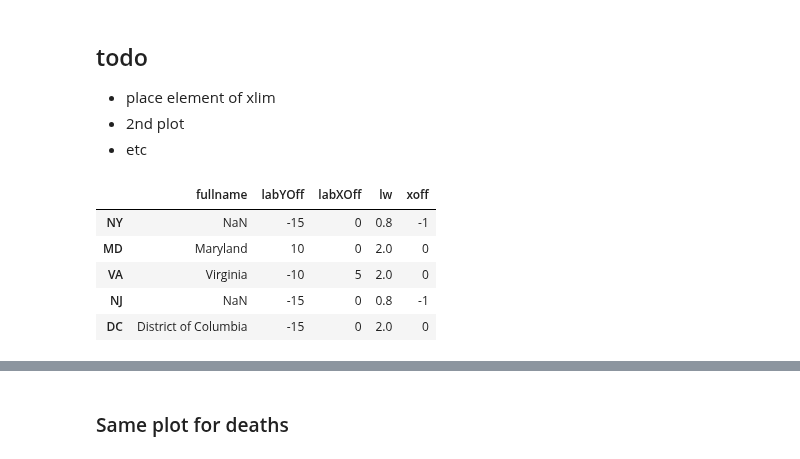
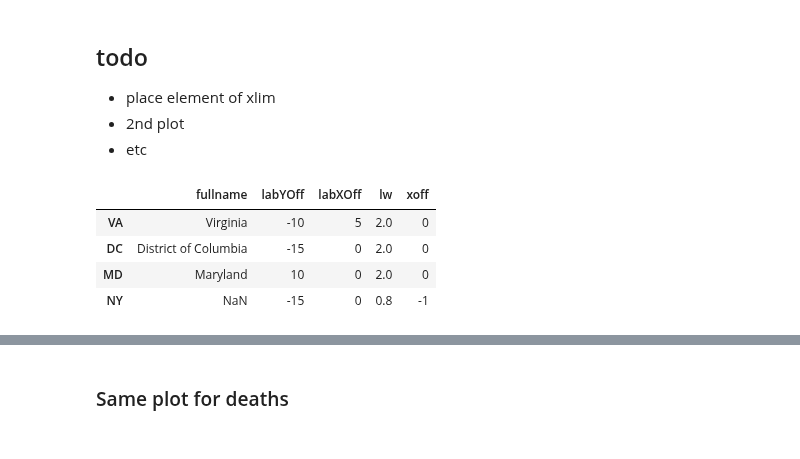
Before and after one commit to histed/DC-area-coronavirus-tracking, a Jupyter notebook: 200401-MH-HG-Covidtracking.ipynb, the cells around one changed output, grey strips where cells are left out. Saved outputs shown, nothing was run; the diff lists cells and outputs as text; code cells hidden in the pictures.

```diff
--- a/200401-MH-HG-Covidtracking.ipynb
+++ b/200401-MH-HG-Covidtracking.ipynb
@@ -119,19 +50,18 @@ plot_state('DC', ax=axins)
 - 2nd plot
 - etc
 # %%
-params = pd.DataFrame(index={'DC','MD','VA','NY'}, columns=['fullname'])
-params.loc[:,'fullname'] = pd.Series({ 'DC': 'District of Columbia', 'MD': 'Maryland', 'VA': 'Virginia'})
-params.loc[:,'labYOff'] = pd.Series({ 'DC': -15, 'MD': +10, 'VA': -10, 'NY':-15})
-params.loc[:,'labXOff'] = pd.Series({ 'DC': 0, 'MD': 0, 'VA': +5, 'NY': 0})
-params.loc[:,'lw'] = pd.Series({ 'DC': 2, 'MD': 2, 'VA': 2, 'NY': 0.8})
+paramsC = pd.DataFrame(index={'DC','MD','VA','NY'}, columns=['fullname'])
+paramsC.loc[:,'fullname'] = pd.Series({ 'DC': 'District of Columbia', 'MD': 'Maryland', 'VA': 'Virginia'})
+paramsC.loc[:,'labYOff'] = pd.Series({ 'DC': -15, 'MD': +10, 'VA': -10, 'NY':-15})
+paramsC.loc[:,'labXOff'] = pd.Series({ 'DC': 0, 'MD': 0, 'VA': +5, 'NY': 0})
+paramsC.loc[:,'lw'] = pd.Series({ 'DC': 2, 'MD': 2, 'VA': 2, 'NY': 0.8})
 #params.loc[:,'xoff'] = pd.Series({ 'DC': -9, 'MD': -6, 'VA': -6, 'NY': -0.3})
-params.loc[:,'xoff'] = pd.Series({ 'DC': 0, 'MD': 0, 'VA': 0, 'NY': -1})
+paramsC.loc[:,'xoff'] = pd.Series({ 'DC': 0, 'MD': 0, 'VA': 0, 'NY': -1})
 
-display(params)
+display(paramsC)
 # %% [output]
 |  | fullname | labYOff | labXOff | lw | xoff |
+| VA | Virginia | -10 | 5 | 2.0 | 0 |
+| DC | District of Columbia | -15 | 0 | 2.0 | 0 |
+| MD | Maryland | 10 | 0 | 2.0 | 0 |
 | NY | NaN | -15 | 0 | 0.8 | -1 |
-| MD | Maryland | 10 | 0 | 2.0 | 0 |
-| VA | Virginia | -10 | 5 | 2.0 | 0 |
-| NJ | NaN | -15 | 0 | 0.8 | -1 |
-| DC | District of Columbia | -15 | 0 | 2.0 | 0 |
```
Also changed, not shown: parts of 9 cells of this notebook, 11 other files.
